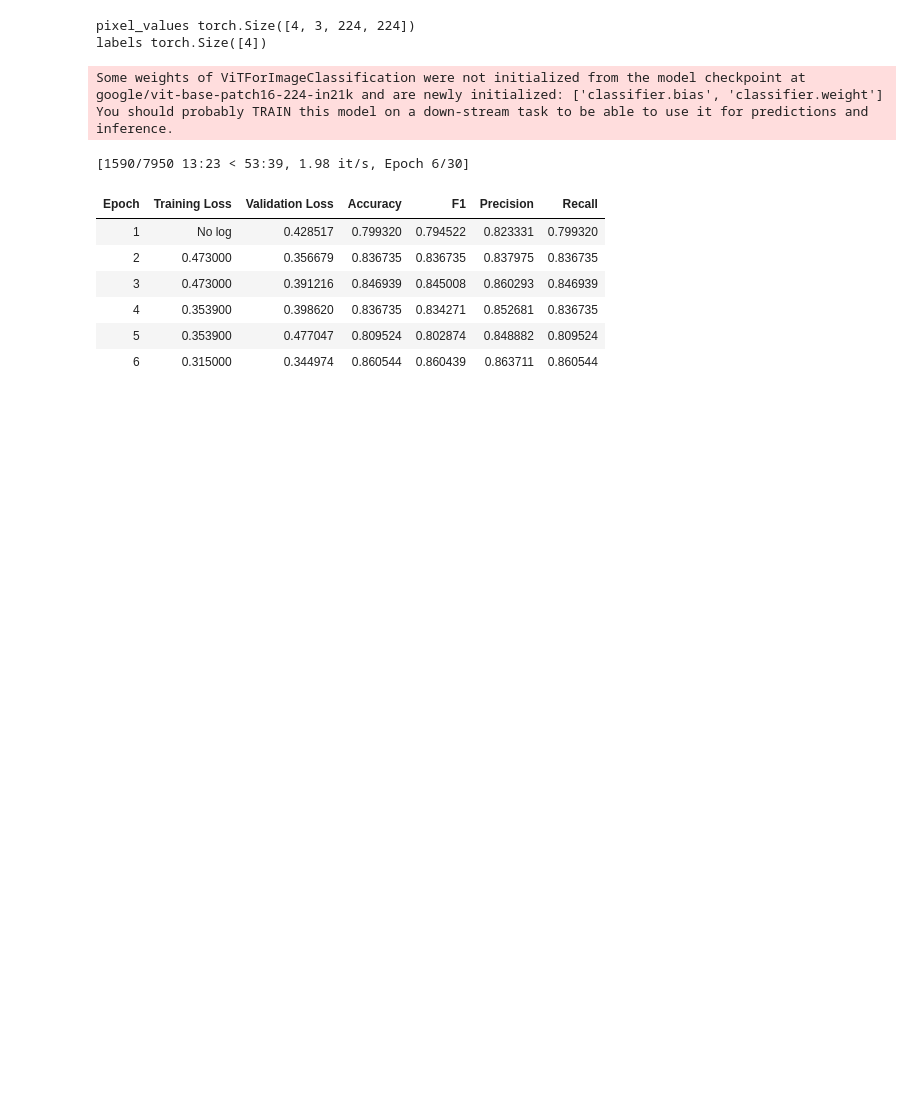
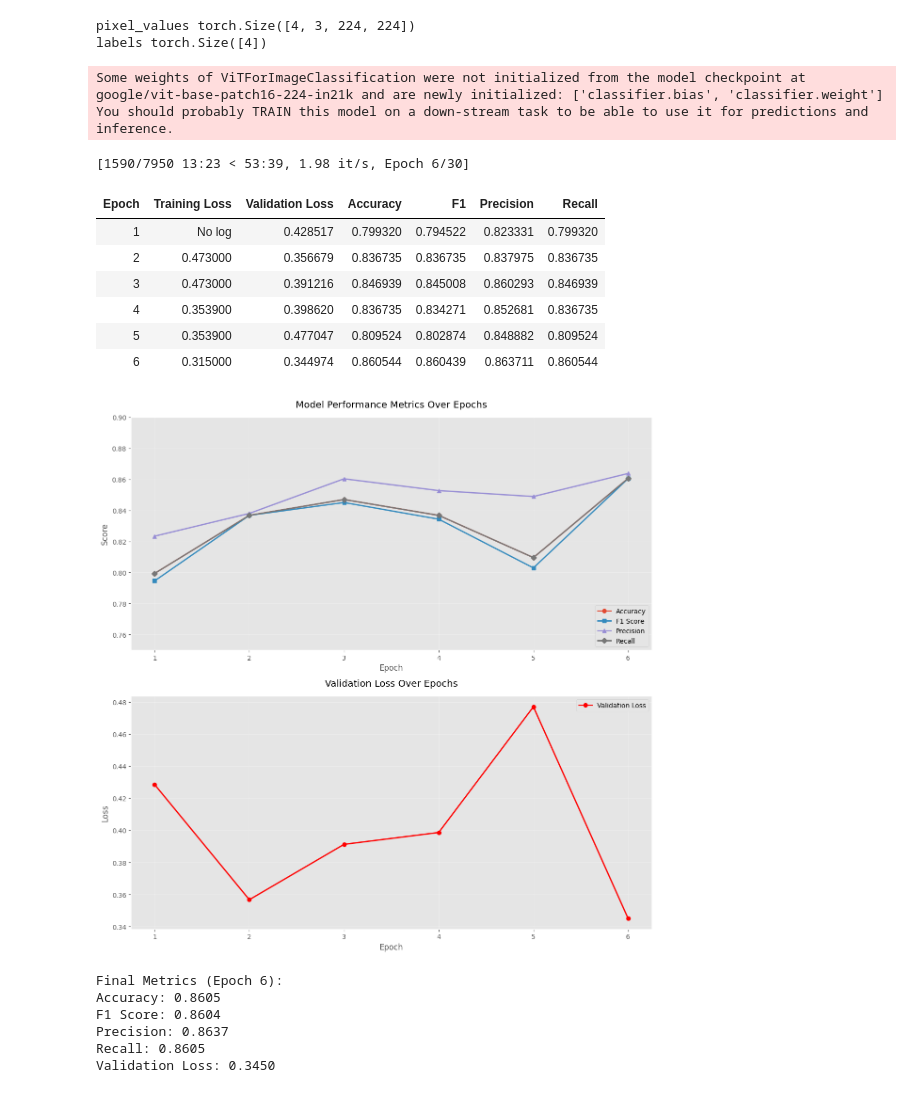
Before and after one commit to binarybeastt/autism-detect, a Jupyter notebook: vit_finetune.ipynb, the cells around one changed output. Drawn from its saved outputs; the diff is of its cells as text; code cells hidden in the pictures; blank space fills up the shorter version.

```diff
--- a/vit_finetune.ipynb
+++ b/vit_finetune.ipynb
@@ -182,3 +182,76 @@ train_results = trainer.train()
 | 4 | 0.353900 | 0.398620 | 0.836735 | 0.834271 | 0.852681 | 0.836735 |
 | 5 | 0.353900 | 0.477047 | 0.809524 | 0.802874 | 0.848882 | 0.809524 |
 | 6 | 0.315000 | 0.344974 | 0.860544 | 0.860439 | 0.863711 | 0.860544 |
+# %%
+import matplotlib.pyplot as plt
+import seaborn as sns
+import pandas as pd
+
+# Create the viz data
+data = {
+    'epoch': [1, 2, 3, 4, 5, 6],
+    'validation_loss': [0.428517, 0.356679, 0.391216, 0.398620, 0.477047, 0.344974],
+    'accuracy': [0.799320, 0.836735, 0.846939, 0.836735, 0.809524, 0.860544],
+    'f1': [0.794522, 0.836735, 0.845008, 0.834271, 0.802874, 0.860439],
+    'precision': [0.823331, 0.837975, 0.860293, 0.852681, 0.848882, 0.863711],
+    'recall': [0.799320, 0.836735, 0.846939, 0.836735, 0.809524, 0.860544]
+}
+
+df = pd.DataFrame(data)
+
+# Use a built-in matplotlib style
+plt.style.use('ggplot')
+
+# Create a figure with two subplots
+fig, (ax1, ax2) = plt.subplots(2, 1, figsize=(12, 12))
+
+# Plot performance metrics
+ax1.plot(df['epoch'], df['accuracy'], marker='o', label='Accuracy', linewidth=2)
+ax1.plot(df['epoch'], df['f1'], marker='s', label='F1 Score', linewidth=2)
+ax1.plot(df['epoch'], df['precision'], marker='^', label='Precision', linewidth=2)
+ax1.plot(df['epoch'], df['recall'], marker='D', label='Recall', linewidth=2)
+ax1.set_xlabel('Epoch')
+ax1.set_ylabel('Score')
+ax1.set_title('Model Performance Metrics Over Epochs', pad=15)
+ax1.grid(True, alpha=0.3)
+ax1.legend(loc='lower right')
+ax1.set_ylim(0.75, 0.9)  # Set y-axis limits for better visibility of differences
+
+# Plot validation loss
+ax2.plot(df['epoch'], df['validation_loss'], marker='o', color='red',
+         label='Validation Loss', linewidth=2)
+ax2.set_xlabel('Epoch')
+ax2.set_ylabel('Loss')
+ax2.set_title('Validation Loss Over Epochs', pad=15)
+ax2.grid(True, alpha=0.3)
+ax2.legend()
+
+# Adjust layout
+plt.tight_layout()
+
+# Show plots
+plt.show()
+
+# Print final metrics
+print("\nFinal Metrics (Epoch 6):")
+print(f"Accuracy: {df['accuracy'].iloc[-1]:.4f}")
+print(f"F1 Score: {df['f1'].iloc[-1]:.4f}")
+print(f"Precision: {df['precision'].iloc[-1]:.4f}")
+print(f"Recall: {df['recall'].iloc[-1]:.4f}")
+print(f"Validation Loss: {df['validation_loss'].iloc[-1]:.4f}")
+
+# Create a correlation heatmap
+plt.figure(figsize=(8, 6))
+metrics_corr = df[['accuracy', 'f1', 'precision', 'recall']].corr()
+sns.heatmap(metrics_corr, annot=True, cmap='coolwarm', vmin=-1, vmax=1,
+            square=True, fmt='.3f')
+plt.title('Correlation Between Metrics', pad=15)
+plt.show()
+# %% [output]
+[figure, added]
+Final Metrics (Epoch 6):
+Accuracy: 0.8605
+F1 Score: 0.8604
+Precision: 0.8637
+Recall: 0.8605
+Validation Loss: 0.3450
```
Also changed, not shown: parts of 1 cell of this notebook.
